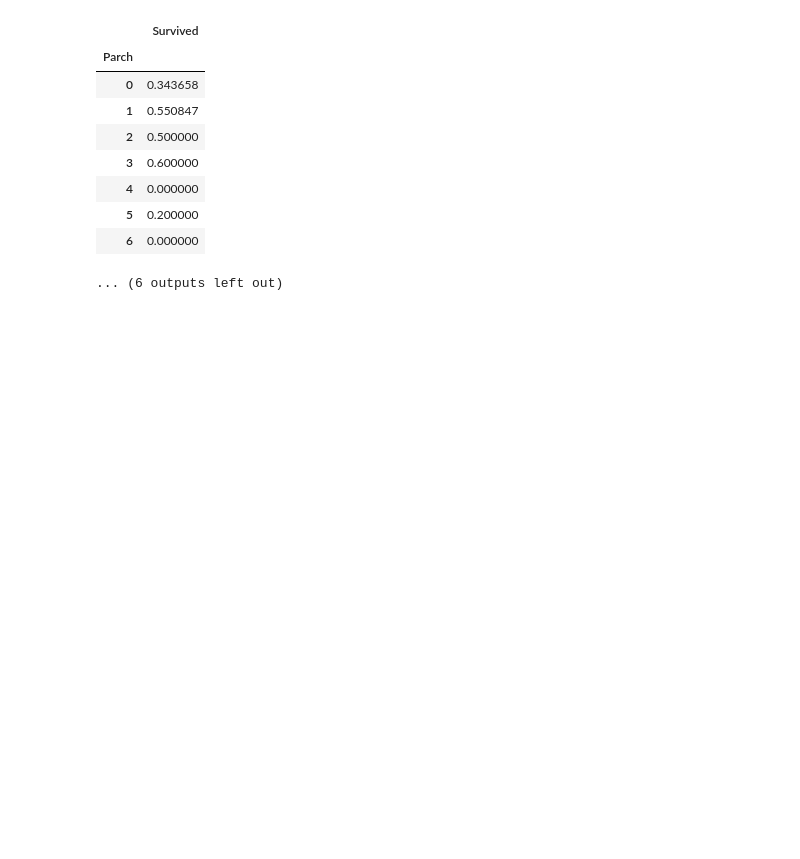
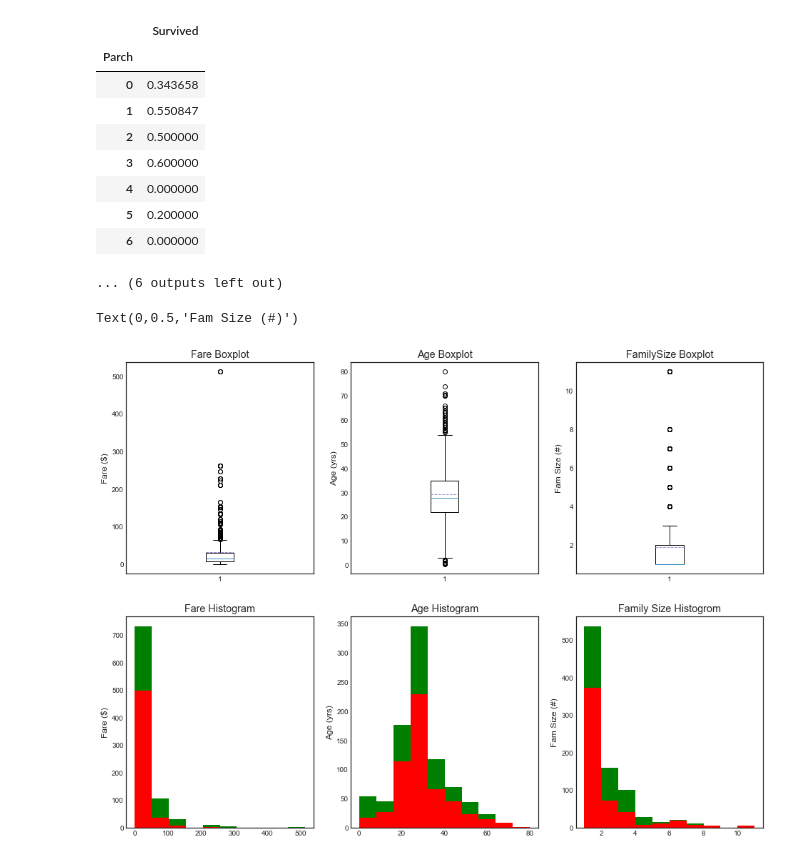
Before and after one commit to sidkrishna92/rmsTitanic, a Jupyter notebook: titanic.ipynb, the cells around one changed output. Saved outputs shown, nothing was run; the diff lists cells and outputs as text; code cells hidden in the pictures; blank space fills up the shorter version.

```diff
--- a/titanic.ipynb
+++ b/titanic.ipynb
@@ -542,3 +530,43 @@ Survival correlation by: Parch
 | 5 | 0.200000 |
 | 6 | 0.000000 |
 ... (6 outputs left out)
+# %%
+##Data Visualization
+
+#Plot quantitative data
+
+plt.figure(figsize=[16,12]) #Set graph size
+
+plt.subplot(231)
+plt.boxplot(data1['Fare'], showmeans = True, meanline=True)
+plt.title('Fare Boxplot')
+plt.ylabel('Fare ($)')
+
+plt.subplot(232)
+plt.boxplot(data1['Age'], showmeans = True, meanline=True)
+plt.title('Age Boxplot')
+plt.ylabel('Age (yrs)')
+
+plt.subplot(233)
+plt.boxplot(data1['familySize'] , showmeans = True, meanline=True)
+plt.title('FamilySize Boxplot')
+plt.ylabel('Fam Size (#)')
+
+plt.subplot(234)
+plt.hist(x = [data1[data1['Survived']==0]['Fare'], data1[data1['Survived']==1]['Fare']], stacked=True, color = ['r','g'], label = ['Survived','Dead'])
+plt.title('Fare Histogram')
+plt.ylabel('Fare ($)')
+
+plt.subplot(235)
+plt.hist(x = [data1[data1['Survived']==0]['Age'], data1[data1['Survived']==1]['Age']], stacked=True, color = ['r','g'], label = ['Survived','Dead'])
+plt.title('Age Histogram')
+plt.ylabel('Age (yrs)')
+
+plt.subplot(236)
+plt.hist(x = [data1[data1['Survived']==0]['familySize'], data1[data1['Survived']==1]['familySize']],
+         stacked=True, color = ['r','g'], label = ['Survived','Dead'])
+plt.title('Family Size Histogrom')
+plt.ylabel('Fam Size (#)')
+# %% [output]
+Text(0,0.5,'Fam Size (#)')
+[figure, added]
```
Also changed, not shown: parts of 19 cells of this notebook.
